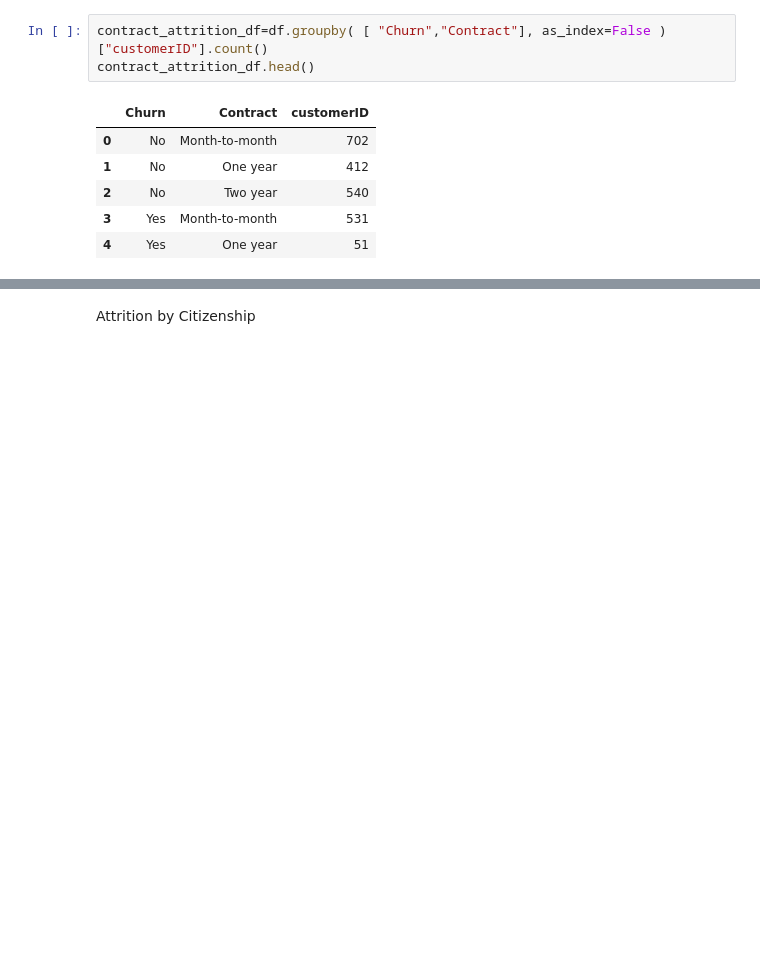
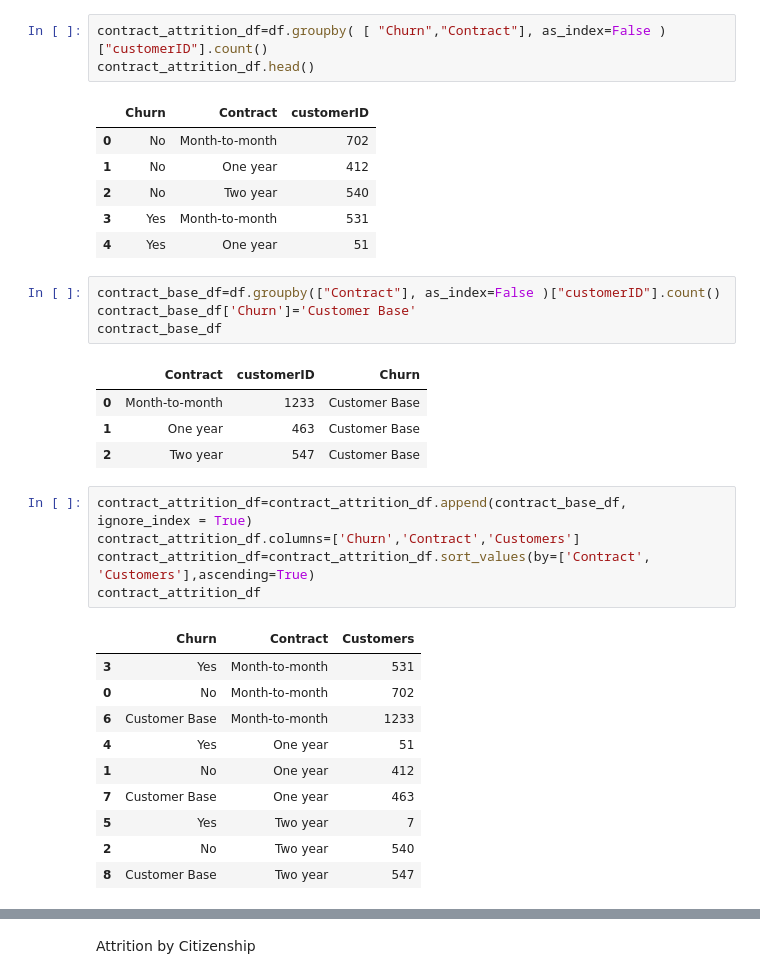
Before and after one commit to SammyOngaya/qml, a Jupyter notebook: qml/Notebooks/Telco-Customer-Churn.ipynb, the cells around one changed output, grey strips where cells are left out. Drawn from its saved outputs; the diff is of its cells as text; blank space fills up the shorter version.

```diff
--- a/qml/Notebooks/Telco-Customer-Churn.ipynb
+++ b/qml/Notebooks/Telco-Customer-Churn.ipynb
@@ -90,4 +126,29 @@ contract_attrition_df.head()
 | 2 | No | Two year | 540 |
 | 3 | Yes | Month-to-month | 531 |
 | 4 | Yes | One year | 51 |
+# %%
+contract_base_df=df.groupby(["Contract"], as_index=False )["customerID"].count()
+contract_base_df['Churn']='Customer Base'
+contract_base_df
+# %% [output]
+|  | Contract | customerID | Churn |
+| 0 | Month-to-month | 1233 | Customer Base |
+| 1 | One year | 463 | Customer Base |
+| 2 | Two year | 547 | Customer Base |
+# %%
+contract_attrition_df=contract_attrition_df.append(contract_base_df, ignore_index = True)
+contract_attrition_df.columns=['Churn','Contract','Customers']
+contract_attrition_df=contract_attrition_df.sort_values(by=['Contract', 'Customers'],ascending=True)
+contract_attrition_df
+# %% [output]
+|  | Churn | Contract | Customers |
+| 3 | Yes | Month-to-month | 531 |
+| 0 | No | Month-to-month | 702 |
+| 6 | Customer Base | Month-to-month | 1233 |
+| 4 | Yes | One year | 51 |
+| 1 | No | One year | 412 |
+| 7 | Customer Base | One year | 463 |
+| 5 | Yes | Two year | 7 |
+| 2 | No | Two year | 540 |
+| 8 | Customer Base | Two year | 547 |
 # %%
```
Also changed, not shown: parts of 15 cells of this notebook.
